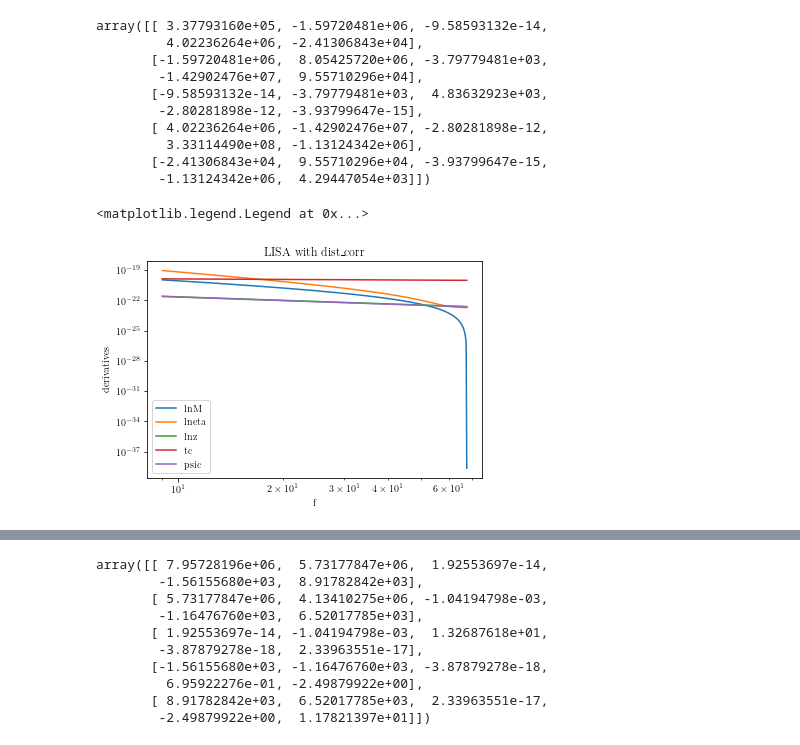
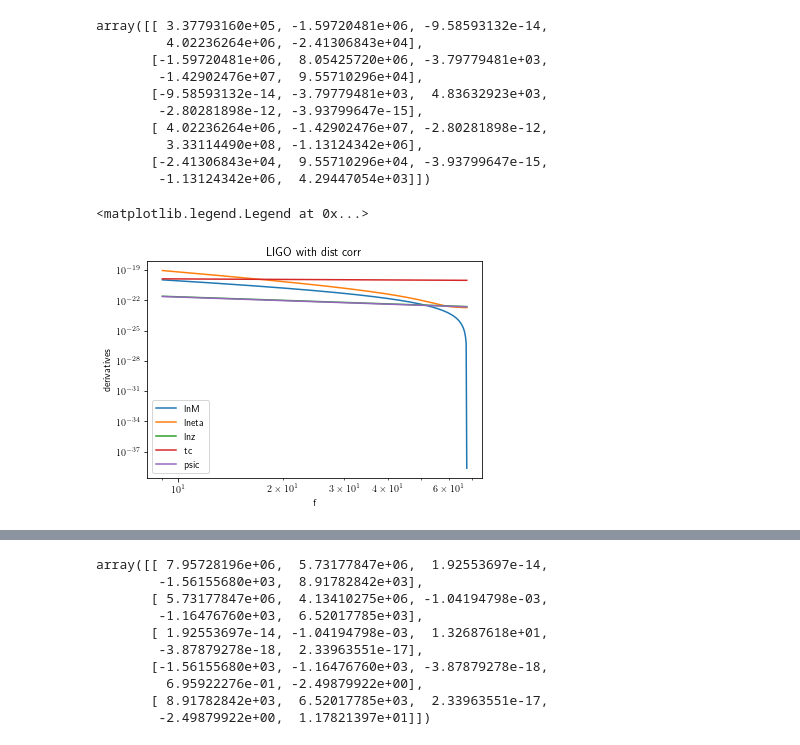
Before and after one commit to AnChenPhys/multiband_MG, a Jupyter notebook: code/multiband_MG_new.ipynb, the cells around one changed output, grey strips where cells are left out. Drawn from its saved outputs; the diff is of its cells as text; code cells hidden in the pictures.

```diff
--- a/code/multiband_MG_new.ipynb
+++ b/code/multiband_MG_new.ipynb
@@ -339,18 +339,18 @@ array([[ 3.37793160e+05, -1.59720481e+06, -9.58593132e-14,
         -1.13124342e+06,  4.29447054e+03]])
 # %%
 plt.figure()
-plt.title('LISA with dist_corr')
+plt.title('LIGO with dist corr')
 plt.loglog(farr_ligo, np.abs(ders_ligo[0]),label='lnM')
 plt.loglog(farr_ligo, np.abs(ders_ligo[1]),label='lneta')
 plt.loglog(farr_ligo, np.abs(ders_ligo[2]),label='lnz')
 plt.loglog(farr_ligo, np.abs(ders_ligo[3]),label='tc')
 plt.loglog(farr_ligo, np.abs(ders_ligo[4]),label='psic')
 plt.xlabel('f')
 plt.ylabel('derivatives')
 plt.legend()
 # %% [output]
 <matplotlib.legend.Legend at 0x...>
-[figure, old version]
+[figure, new version]
 # %%
 ders_lisa = Fisher_der(farr_lisa, pars_GR, cosmo_params, which_wf='GR', dist_corr=False)
 ders_lisa[1] *= 1e-4        # reducing magnitude of dh/dlneta
```
Also changed, not shown: parts of 24 cells of this notebook.
